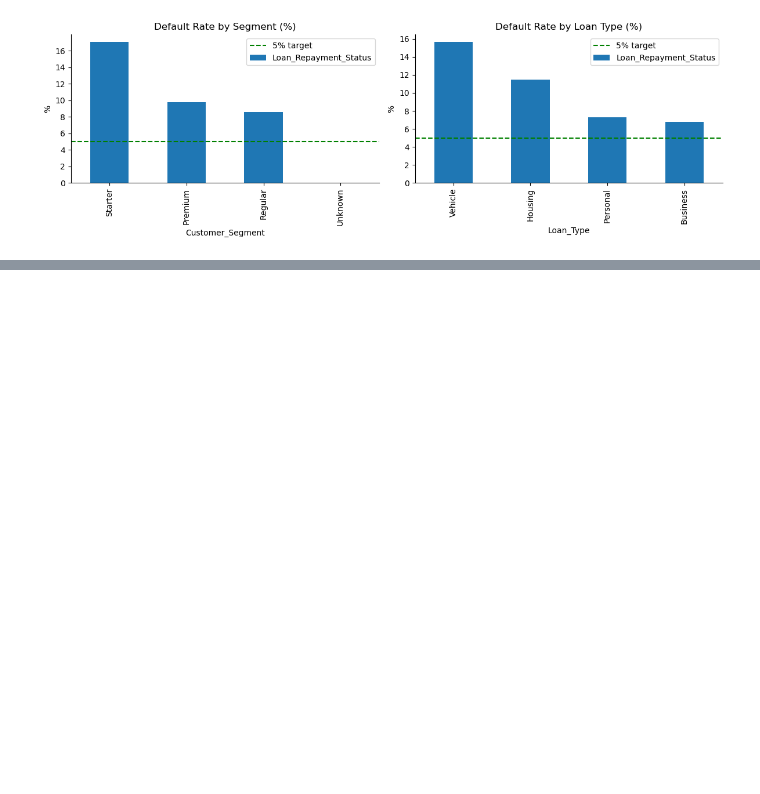
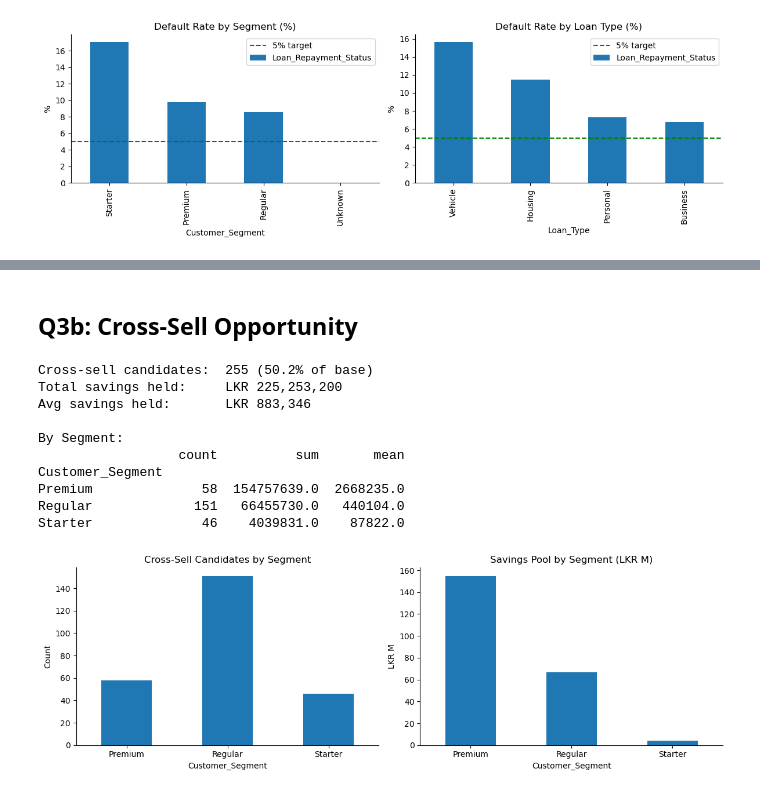
Before and after one commit to senara20240943-droid/Dialog-Fintec, a Jupyter notebook: Assessment questions.ipynb, the cells around one changed output, grey strips where cells are left out. Saved outputs shown, nothing was run; the diff lists cells and outputs as text; code cells hidden in the pictures; blank space fills up the shorter version.

```diff
--- a/Assessment questions.ipynb
+++ b/Assessment questions.ipynb
@@ -221,0 +253,29 @@ Name: Loan_Repayment_Status, dtype: float64
+# %% [markdown]
+## Q3b: Cross-Sell Opportunity
+# %%
+xsell = df[df["CrossSell_Opportunity"]]
+print(f"Cross-sell candidates:  {len(xsell):,} ({round(len(xsell)/len(df)*100,1)}% of base)")
+print(f"Total savings held:     LKR {xsell['Savings_Balance'].sum():,.0f}")
+print(f"Avg savings held:       LKR {xsell['Savings_Balance'].mean():,.0f}")
+print("\nBy Segment:")
+print(xsell.groupby("Customer_Segment")["Savings_Balance"].agg(["count","sum","mean"]).round(0))
+
+fig, axes = plt.subplots(1, 2, figsize=(12, 4))
+xsell.groupby("Customer_Segment").size().plot.bar(ax=axes[0])
+axes[0].set(title="Cross-Sell Candidates by Segment", ylabel="Count")
+xsell.groupby("Customer_Segment")["Savings_Balance"].sum().div(1e6).plot.bar(ax=axes[1])
+axes[1].set(title="Savings Pool by Segment (LKR M)", ylabel="LKR M")
+for ax in axes: ax.tick_params(axis="x", rotation=0); ax.spines[["top","right"]].set_visible(False)
+plt.tight_layout(); plt.show()
+# %% [output]
+Cross-sell candidates:  255 (50.2% of base)
+Total savings held:     LKR 225,253,200
+Avg savings held:       LKR 883,346
+
+By Segment:
+                  count          sum       mean
+Customer_Segment
+Premium              58  154757639.0  2668235.0
+Regular             151   66455730.0   440104.0
+Starter              46    4039831.0    87822.0
+[figure, added]
```
Also changed, not shown: parts of 4 cells of this notebook.
